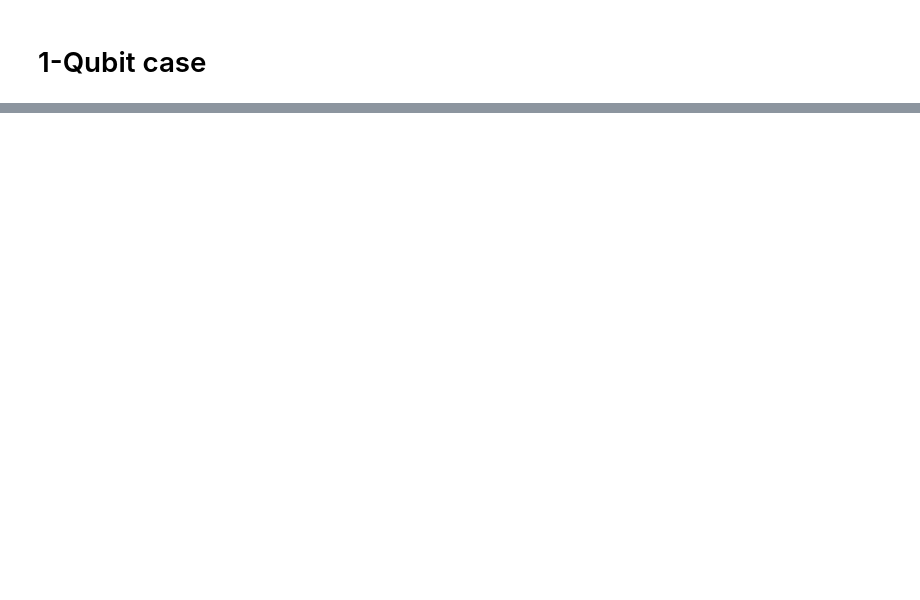
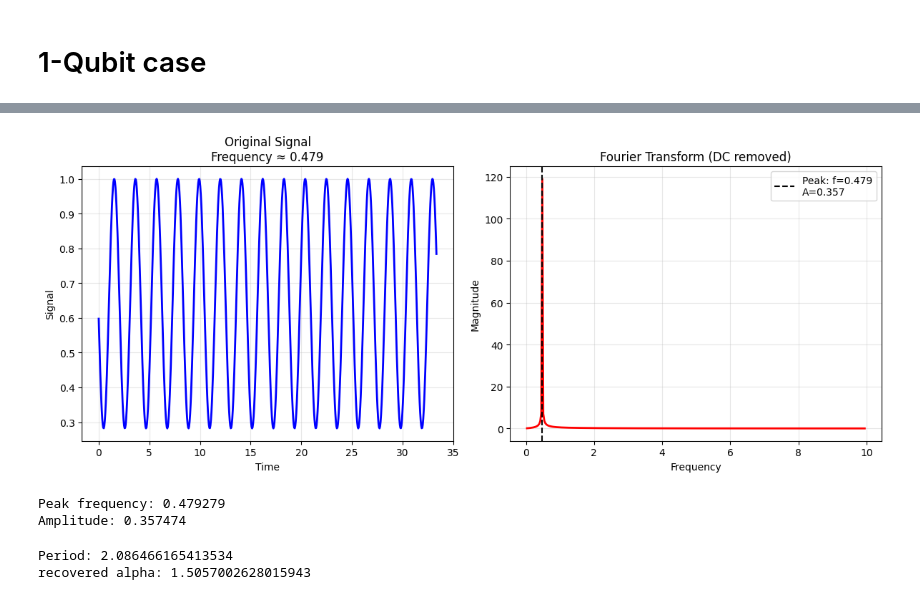
Before and after one commit to OsQarM/lsz_spectroscopy, a Jupyter notebook: LSZ_experimental.ipynb, the cells around one changed output, grey strips where cells are left out. Drawn from its saved outputs; the diff is of its cells as text; code cells hidden in the pictures; blank space fills up the shorter version.

```diff
--- a/LSZ_experimental.ipynb
+++ b/LSZ_experimental.ipynb
@@ -158,10 +225,10 @@ plt.plot(t_list, egvals)
 # %%
 for wait_time in tw_l:
-    experiment =LSZ_experiment(alpha, epsilon, ramp_time, wait_time, max_s)
+    experiment =LSZ_experiment(nqubits, alpha, epsilon, ramp_time, wait_time)
 
     result = experiment.time_evolution(n_steps)
 
-    pc, pe = experiment.LZ_transition(result)
+    pc, pe = experiment.calculate_populations(result)
 
     pc_list.append(np.real(pc))
     pe_list.append(np.real(pe))
@@ -173,0 +305,13 @@ plt.plot(tw_l, pc_list)
+# %%
+dominant_freq, amplitude = fourier_analysis(pc_list, tw_l)
+# %% [output]
+[figure, added]
+Peak frequency: 0.479279
+Amplitude: 0.357474
+# %%
+print("Period:", 1/dominant_freq)
+alpha_rec = np.pi*dominant_freq
+print('recovered alpha:', alpha_rec)
+# %% [output]
+Period: 2.086466165413534
+recovered alpha: 1.5057002628015943
```
Also changed, not shown: parts of 8 cells of this notebook.
